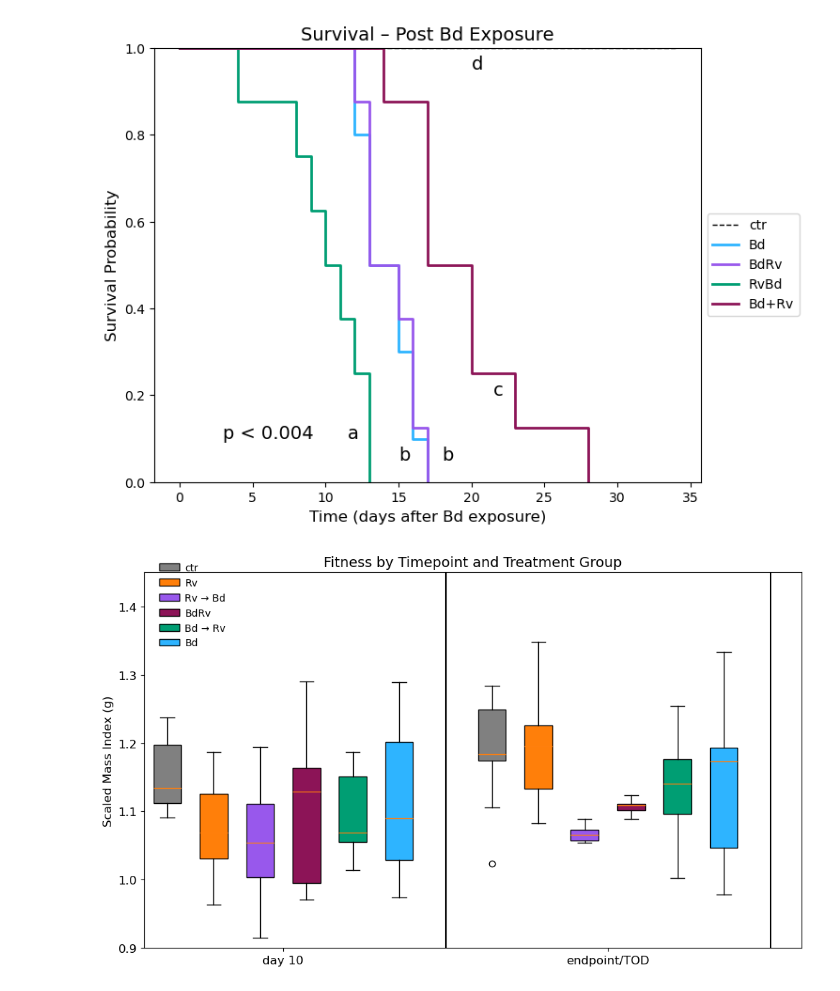
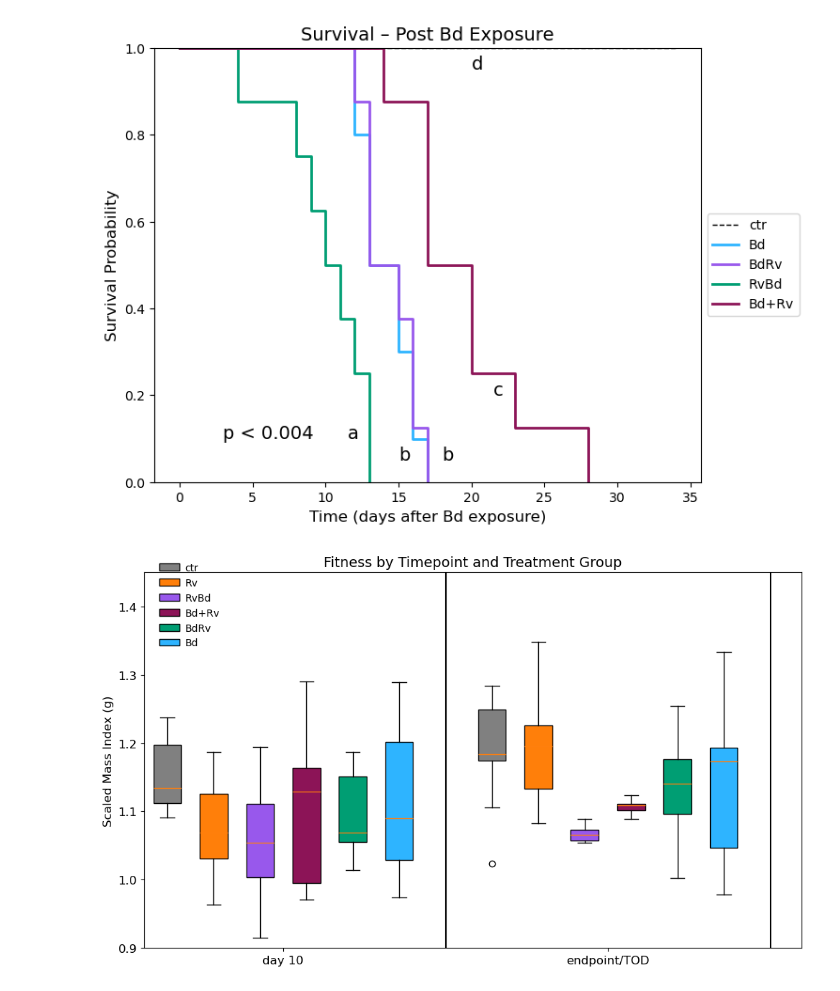
Before and after one commit to erinf13/BIO_350_F25, a Jupyter notebook: Final Project.ipynb, the cells around one changed output. Saved outputs shown, nothing was run; the diff lists cells and outputs as text; code cells hidden in the pictures.

```diff
--- a/Final Project.ipynb
+++ b/Final Project.ipynb
@@ -1507,32 +1506,32 @@ plt.ylabel("Scaled Mass Index (g)", fontsize=12)
 plt.title("Fitness by Timepoint and Treatment Group", fontsize=14)
 
 # --- axes styling ---
 plt.xticks([3.5, 10.5], ["day 10", "endpoint/TOD"], fontsize=12)
 plt.yticks(fontsize=12)
 plt.xlabel("")  # no label, same as R
 
 # draw the box around the plot (like box())
 plt.gca().spines["top"].set_visible(True)
 plt.gca().spines["right"].set_visible(True)
 plt.gca().spines["bottom"].set_visible(True)
 plt.gca().spines["left"].set_visible(True)
 
 # vertical separators like abline(v=...)
 plt.axvline(7, color="black")
 plt.axvline(14, color="black")
 
 # --- legend (matching R) ---
 plt.legend(
-    ["ctr", "Rv", "Rv → Bd", "BdRv", "Bd → Rv", "Bd"],
+    ["ctr", "Rv", "RvBd", "Bd+Rv", "BdRv", "Bd"],
     loc="upper left",
     bbox_to_anchor=(0.01, 1.05),
     frameon=False,
     fontsize=10,
     handletextpad=0.5,
     markerscale=1.2
 )
 
 plt.tight_layout()
 plt.show()
 # %% [output]
-[figure, old version]
+[figure, new version]
```
Also changed, not shown: parts of 4 cells of this notebook.
